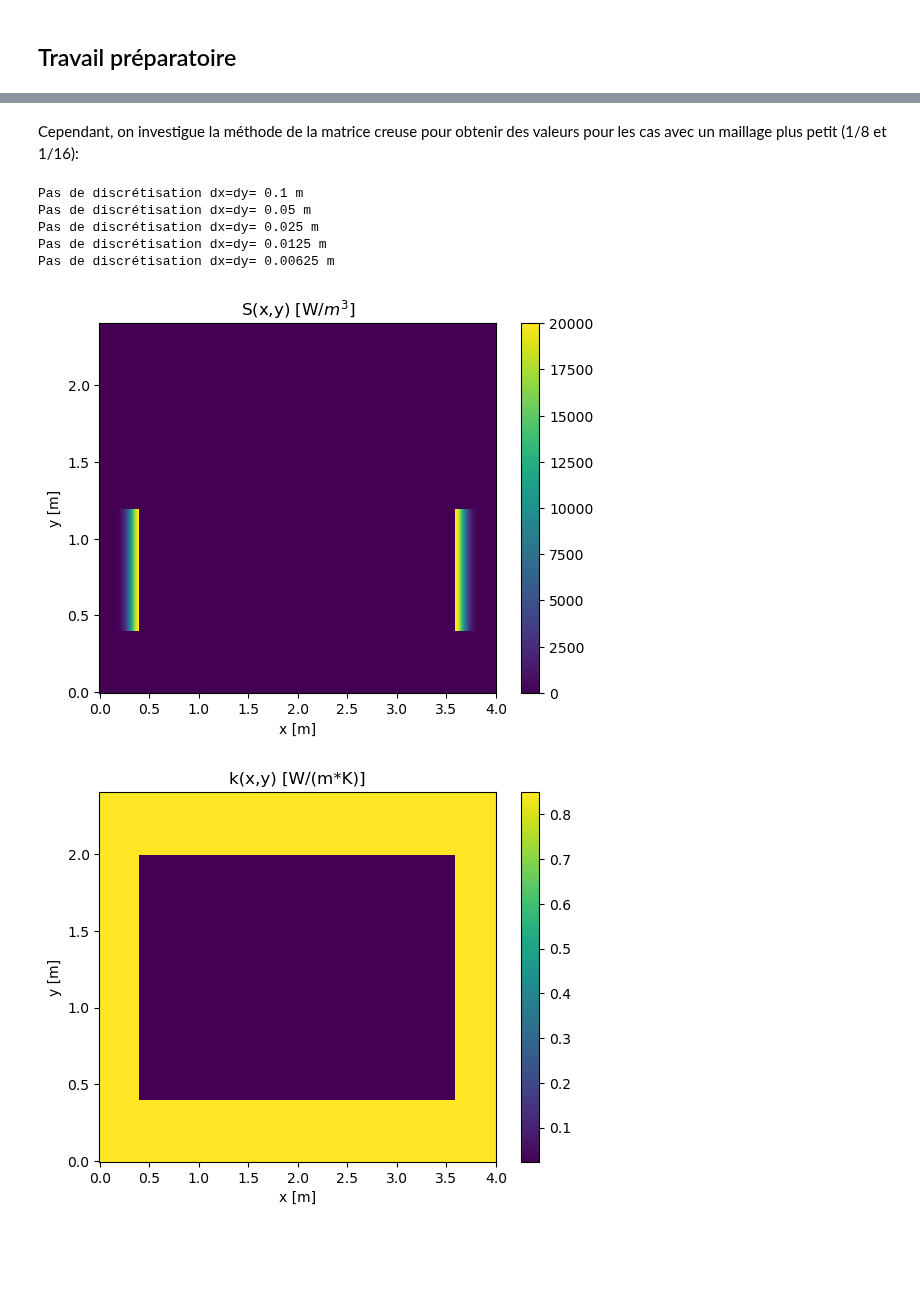
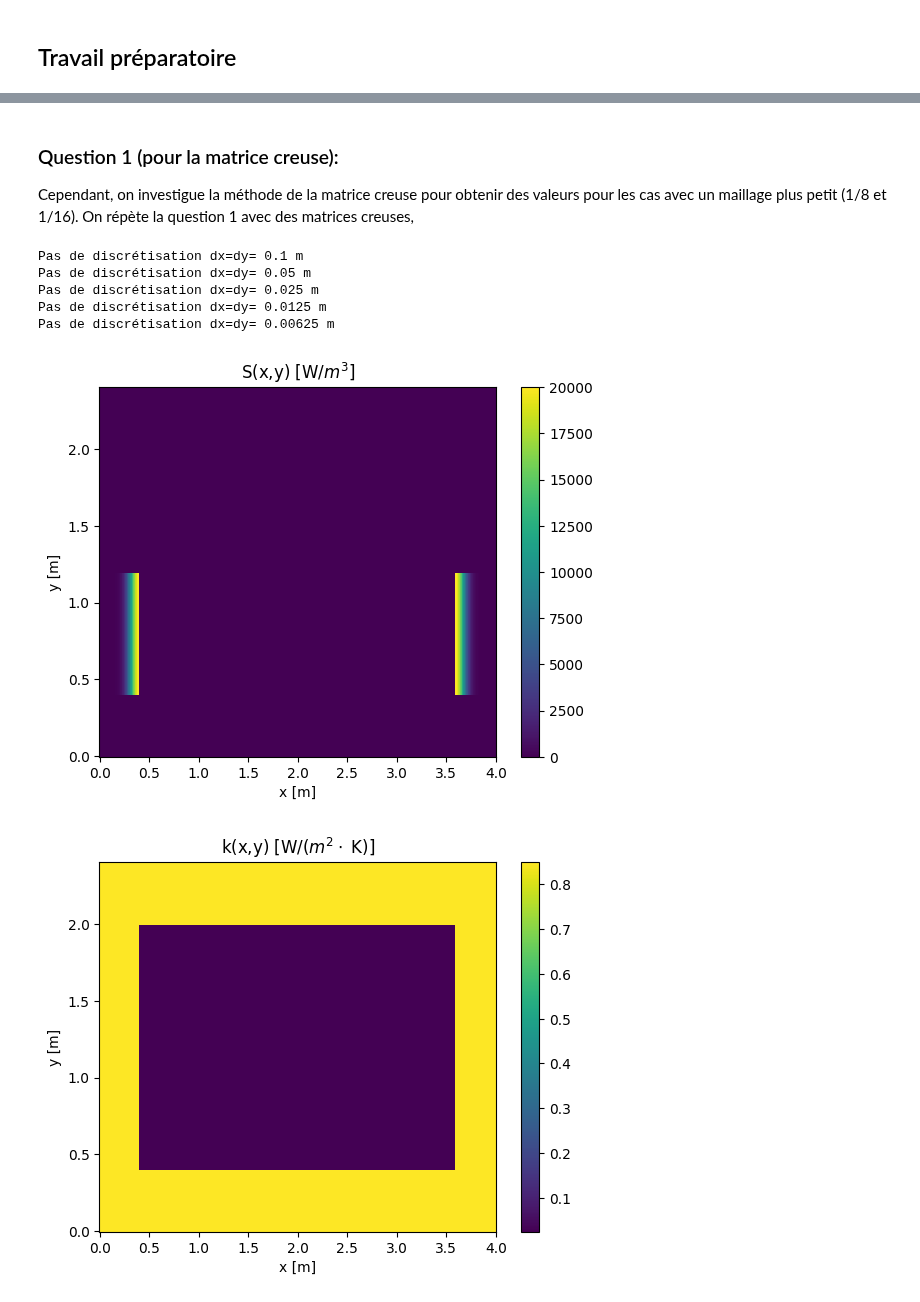
Before and after one commit to mldessu/projetsimu, a Jupyter notebook: Devoir 4/Matrice_2D.ipynb, the cells around one changed output, grey strips where cells are left out. Saved outputs shown, nothing was run; the diff lists cells and outputs as text; code cells hidden in the pictures; blank space fills up the shorter version.

```diff
--- a/Devoir 4/Matrice_2D.ipynb
+++ b/Devoir 4/Matrice_2D.ipynb
@@ -400,6 +403,7 @@ temps d'inversion= 383.68175 s
 Erreur= 0.10172 °C
 # %% [markdown]
-Cependant, on investigue la méthode de la matrice creuse pour obtenir des valeurs pour les cas avec un maillage plus petit (1/8 et 1/16):
+### Question 1 (pour la matrice creuse):
+Cependant, on investigue la méthode de la matrice creuse pour obtenir des valeurs pour les cas avec un maillage plus petit (1/8 et 1/16). On répète la question 1 avec des matrices creuses,
 # %%
 import time
 import numpy as np
@@ -634,35 +638,35 @@ for d in delta:
 # --- Affichages et post-traitements ---
 
 plt.figure(1)
 plt.pcolor(np.arange(0, Nx, 1)*d, np.arange(0, Ny, 1)*d, S)
 plt.colorbar()
 plt.title('S(x,y) [W/$m^3$]')
 plt.xlabel('x [m]')
 plt.ylabel('y [m]')
 plt.show()
 
 plt.figure(2)
 plt.pcolor(np.arange(0, Nx, 1)*d, np.arange(0, Ny, 1)*d, k)
 plt.colorbar()
-plt.title('k(x,y) [W/(m*K)]')
+plt.title(r'k(x,y) [W/($m^2 \cdot$ K)]')
 plt.xlabel('x [m]')
 plt.ylabel('y [m]')
 plt.show()
 
 plt.figure(3)
 plt.pcolor(np.arange(0, Nx, 1)*d, np.arange(0, Ny, 1)*d, Tr)
 plt.colorbar()
 plt.title('T(x,y) [$^o$C]')
 plt.xlabel('x [m]')
 plt.ylabel('y [m]')
 plt.show()
 # %% [output]
 Pas de discrétisation dx=dy= 0.1 m
 Pas de discrétisation dx=dy= 0.05 m
 Pas de discrétisation dx=dy= 0.025 m
 Pas de discrétisation dx=dy= 0.0125 m
 Pas de discrétisation dx=dy= 0.00625 m
-[figure, old version]
+[figure, new version]
-[figure, old version]
+[figure, new version]
 [figure]
 # %% [markdown]
```
Also changed, not shown: parts of 11 cells of this notebook.
